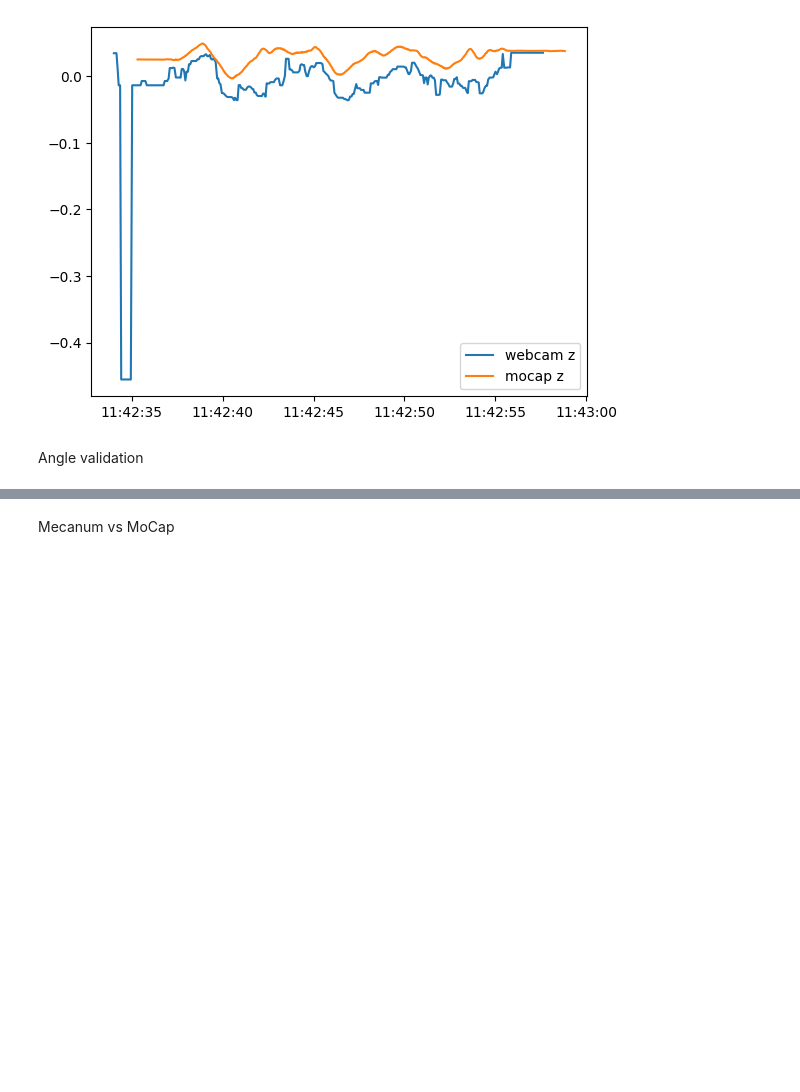
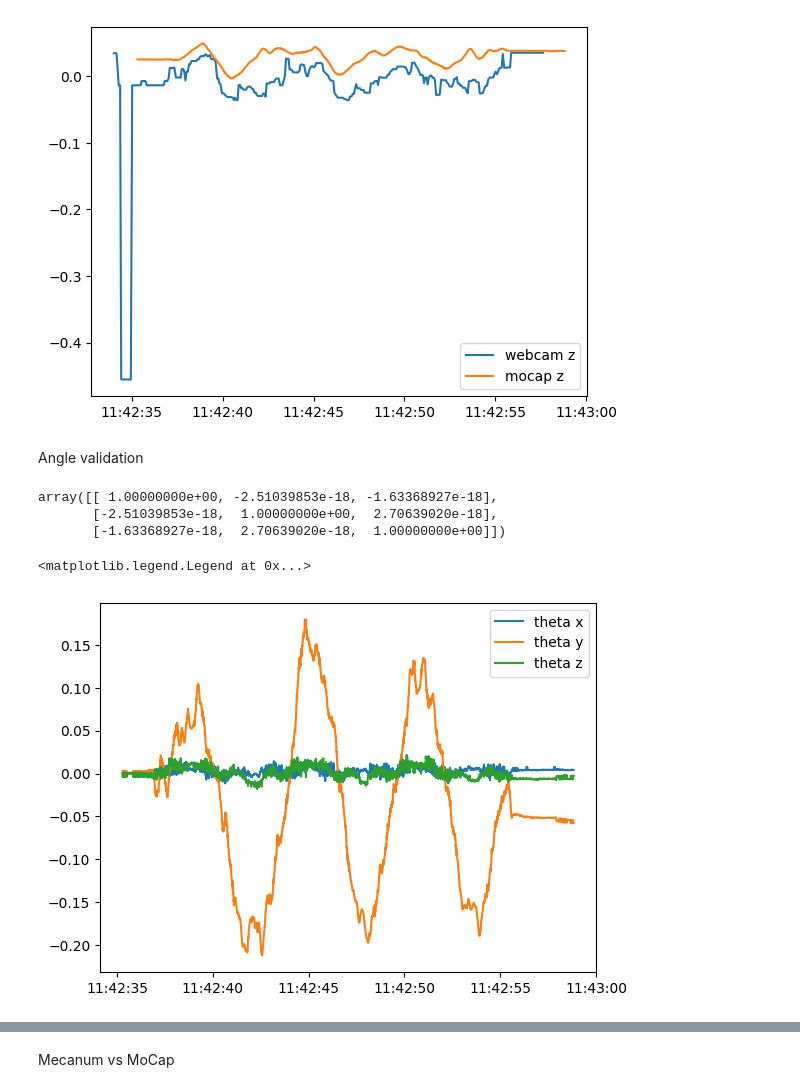
Before and after one commit to SujithChristopher/armbo_preliminary_work, a Jupyter notebook: ipy_notebooks/analysis_singlecam_sensors.ipynb, the cells around one changed output, grey strips where cells are left out. Cells and saved outputs as stored; diff of their text form; code cells hidden in the pictures; blank space fills up the shorter version.

```diff
--- a/ipy_notebooks/analysis_singlecam_sensors.ipynb
+++ b/ipy_notebooks/analysis_singlecam_sensors.ipynb
@@ -135,3 +140,55 @@ plt.legend()
 [figure]
 # %% [markdown]
 Angle validation
+# %%
+"""
+axis definition
+
+_xvec = bottom right
+org = bottom left
+_yvec = top left
+"""
+
+_rotmat_i = []
+for i in range(len(_m_df)):
+
+    _x_vec = _m_df[["rb_x", "rb_y", "rb_z"]].loc[i].values
+    _x_vec = np.reshape(_x_vec, (3,1))
+    _org = _m_df[["lb_x", "lb_y", "lb_z"]].loc[i].values
+    _org = np.reshape(_org, (3,1))
+    _y_vec = _m_df[["lt_x", "lt_y", "lt_z"]].loc[i].values
+    _y_vec = np.reshape(_y_vec, (3,1))
+
+    _rotmat_i.append(calculate_rotmat_from_xyo(_x_vec, _y_vec, _org))
+# %%
+# calculating del rotmat
+_del_r = []
+for i in range(len(_rotmat_i)):
+    _del_r.append(_rotmat_i[i].T@_rotmat_i[0])
+
+_del_r[0]
+# %% [output]
+array([[ 1.00000000e+00, -2.51039853e-18, -1.63368927e-18],
+       [-2.51039853e-18,  1.00000000e+00,  2.70639020e-18],
+       [-1.63368927e-18,  2.70639020e-18,  1.00000000e+00]])
+# %%
+_theta_x = []
+_theta_y = []
+_theta_z = []
+
+for i in _del_r:
+    _theta_x.append(np.arctan2(i[2,1], i[2,2]))
+    _theta_y.append(np.arctan2(-i[2,0], np.sqrt(i[2,1]**2 + i[2,2]**2)))
+    _theta_z.append(np.arctan2(i[1,0], i[0,0]))
+
+_theta_x = np.array(_theta_x)
+_theta_y = np.array(_theta_y)
+_theta_z = np.array(_theta_z)
+# %%
+plt.plot(_m_df["time"], _theta_x, label="theta x")
+plt.plot(_m_df["time"], _theta_y, label="theta y")
+plt.plot(_m_df["time"], _theta_z, label="theta z")
+plt.legend()
+# %% [output]
+<matplotlib.legend.Legend at 0x...>
+[figure, added]
```
Also changed, not shown: parts of 9 cells of this notebook, 3 other files.
